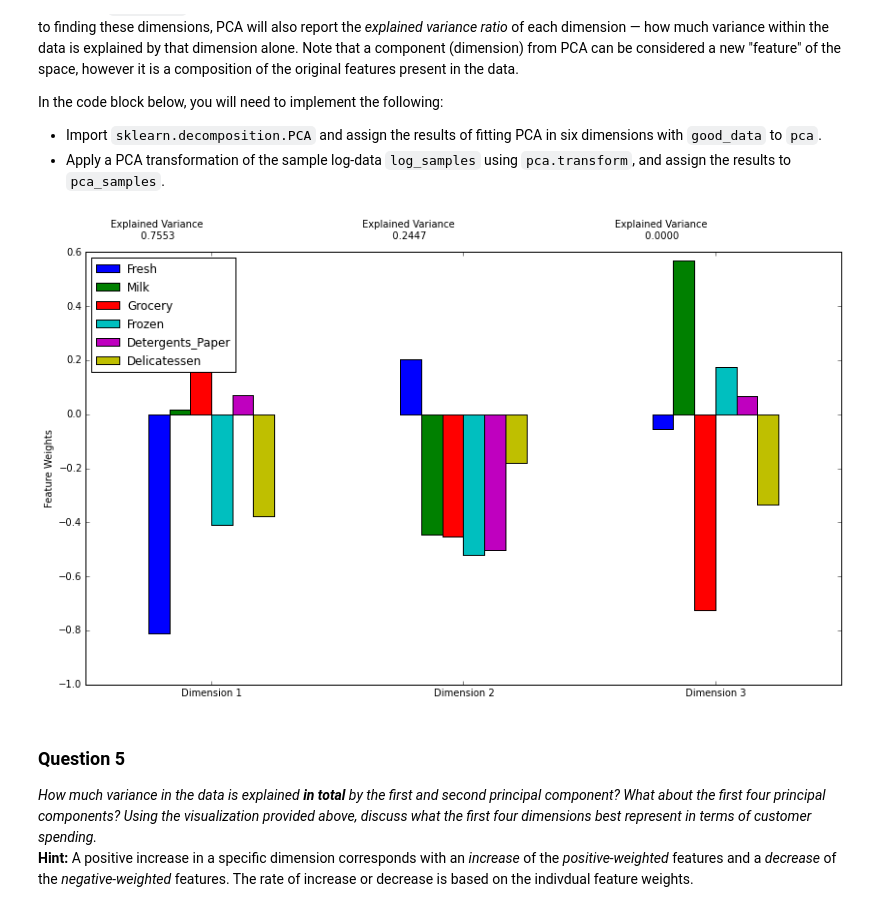
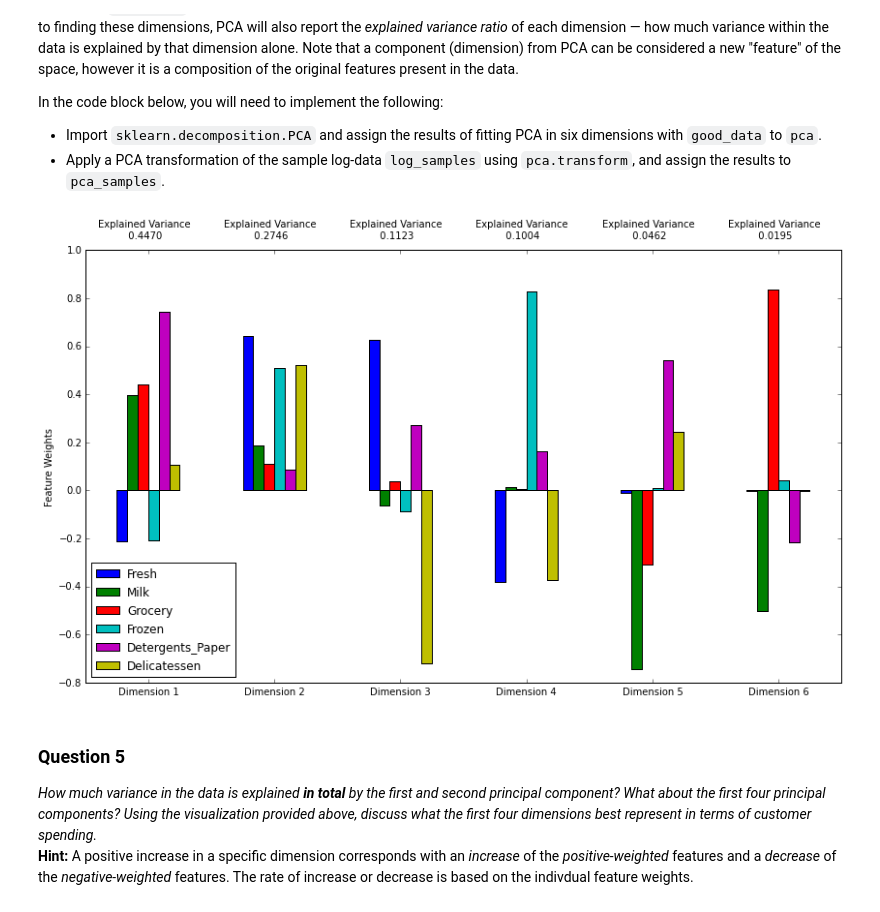
Before and after one commit to nhabib114/customer_segments, a Jupyter notebook: customer_segments.ipynb, the cells around one changed output. Cells and saved outputs as stored; diff of their text form; code cells hidden in the pictures.

```diff
--- a/customer_segments.ipynb
+++ b/customer_segments.ipynb
@@ -267,16 +285,17 @@ In the code block below, you will need to implement the following:
 # %%
 from sklearn.decomposition import PCA
 
 # TODO: Apply PCA to the good data with the same number of dimensions as features
 pca = PCA(n_components=6)
+pca.fit(good_data)
 
 # TODO: Apply a PCA transformation to the sample log-data
-pca_samples = pca.fit_transform(log_samples)
+pca_samples = pca.transform(log_samples)
 
 # Generate PCA results plot
 pca_results = rs.pca_results(good_data, pca)
 # %% [output]
-[figure, old version]
+[figure, new version]
 # %% [markdown]
 ### Question 5
 *How much variance in the data is explained* ***in total*** *by the first and second principal component? What about the first four principal components? Using the visualization provided above, discuss what the first four dimensions best represent in terms of customer spending.*
```
Also changed, not shown: parts of 7 cells of this notebook, 2 other files.
